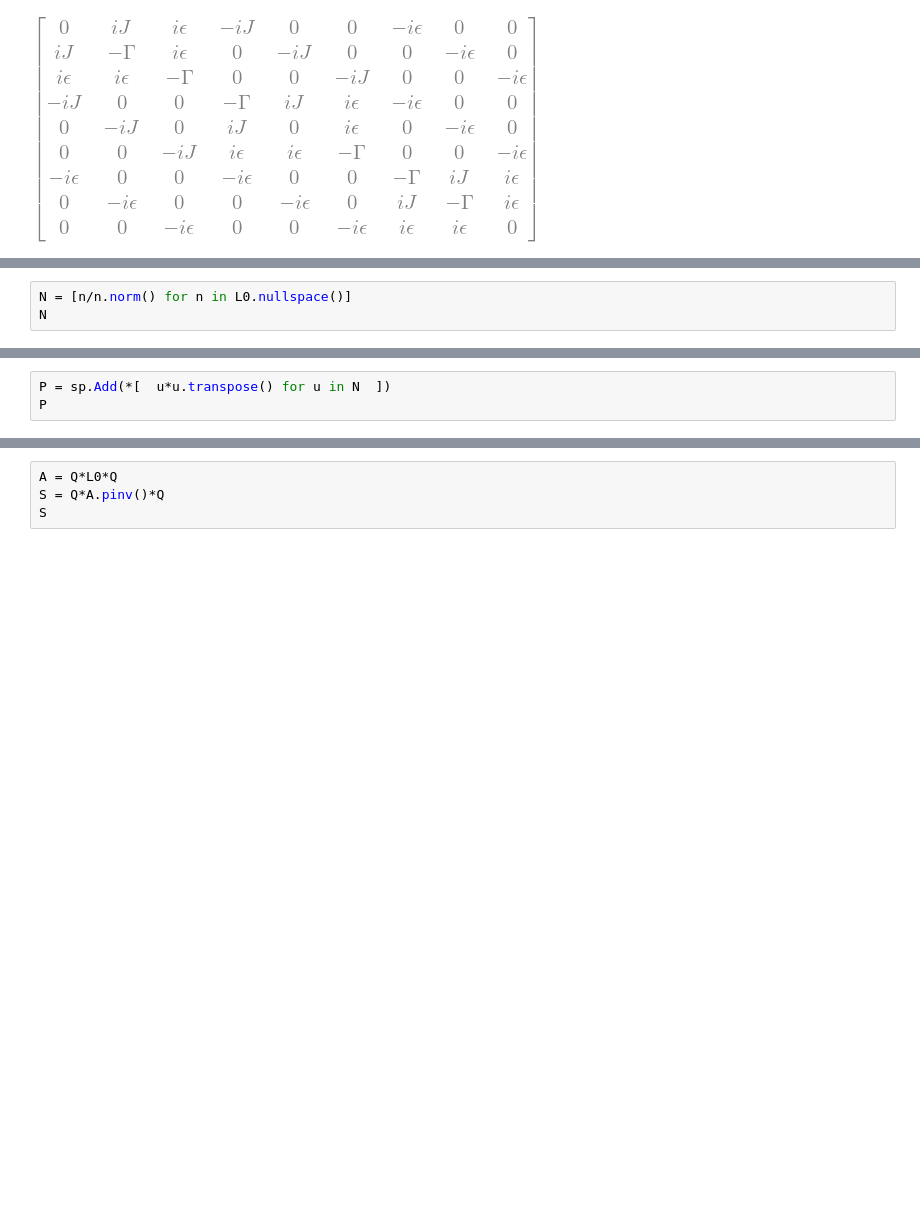
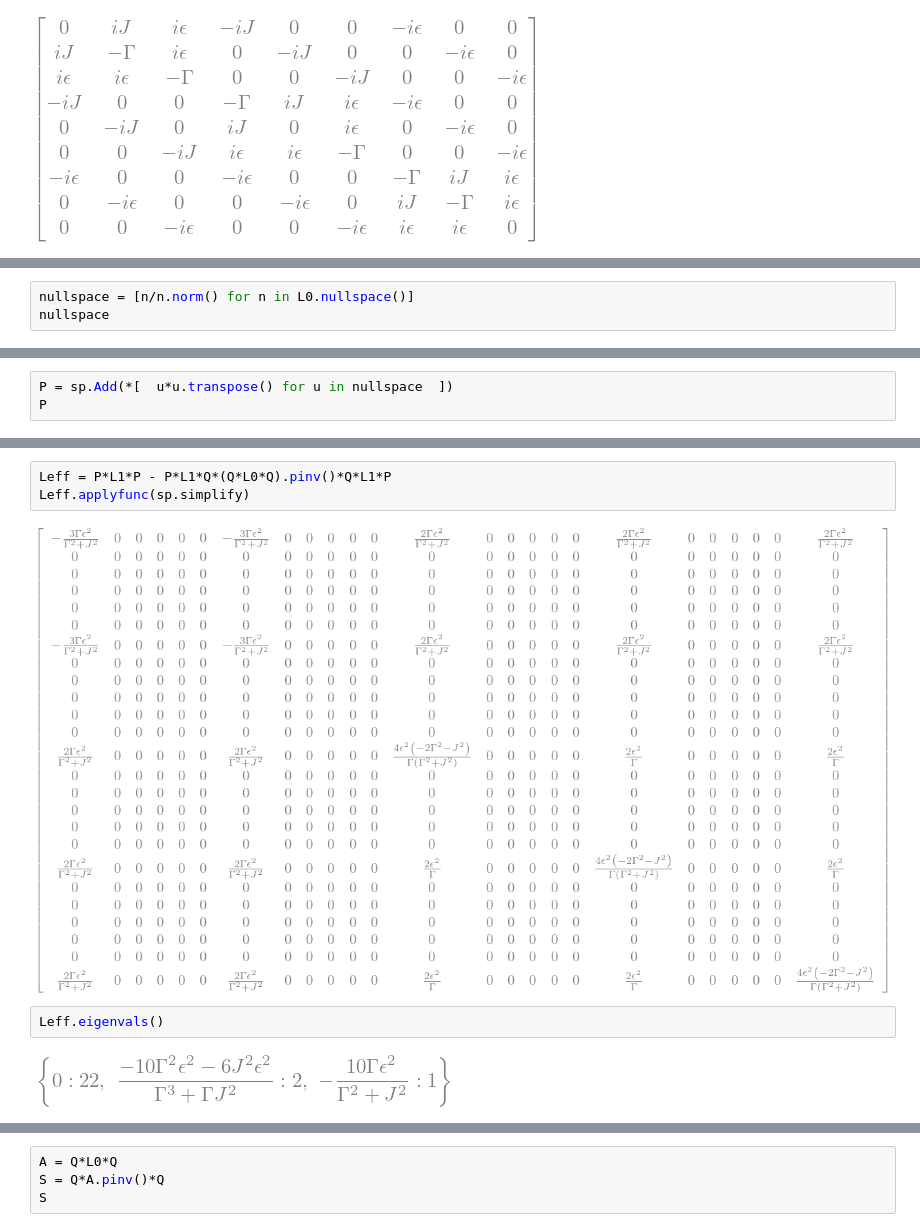
Before and after one commit to kiwipretzel/nserc-2026, a Jupyter notebook: [3.4] [n-site (degenerate), single-body, general epsilon's, local dephasing]/[3.4.0] [n-site,single-body,degenerate] [june 19].ipynb, the cells around one changed output, grey strips where cells are left out. Cells and saved outputs as stored; diff of their text form; blank space fills up the shorter version.

```diff
--- a/[3.4] [n-site (degenerate), single-body, general epsilon's, local dephasing]/[3.4.0] [n-site,single-body,degenerate] [june 19].ipynb
+++ b/[3.4] [n-site (degenerate), single-body, general epsilon's, local dephasing]/[3.4.0] [n-site,single-body,degenerate] [june 19].ipynb
@@ -227,4 +211,4 @@ B = L0.eigenvects()
 # %%
-N = [n/n.norm() for n in L0.nullspace()]
-N
+nullspace = [n/n.norm() for n in L0.nullspace()]
+nullspace
 # %% [output]
@@ -232,4 +216,4 @@ N
 # %%
-P = sp.Add(*[  u*u.transpose() for u in N  ])
+P = sp.Add(*[  u*u.transpose() for u in nullspace  ])
 P
 # %% [output]
@@ -241,0 +226,9 @@ Q
+# %%
+Leff = P*L1*P - P*L1*Q*(Q*L0*Q).pinv()*Q*L1*P
+Leff.applyfunc(sp.simplify)
+# %% [output]
+[figure, added]
+# %%
+Leff.eigenvals()
+# %% [output]
+[figure, added]
```
Also changed, not shown: parts of 13 cells of this notebook.
